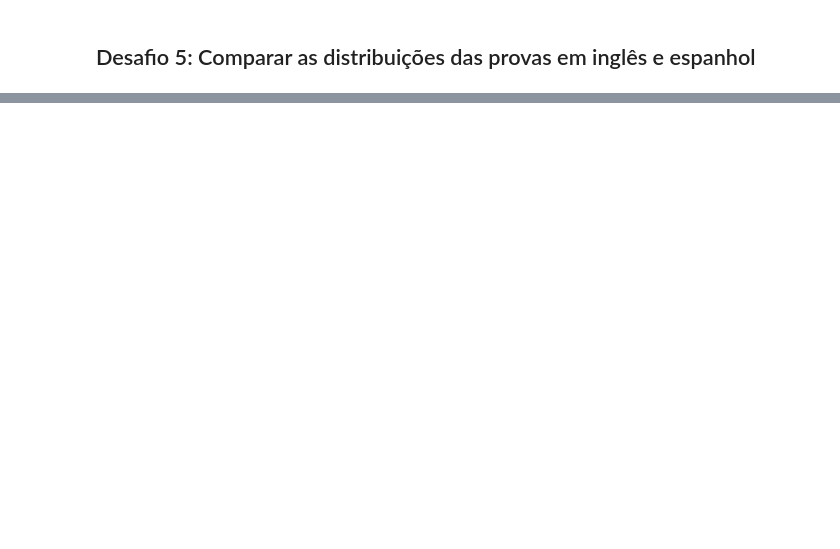
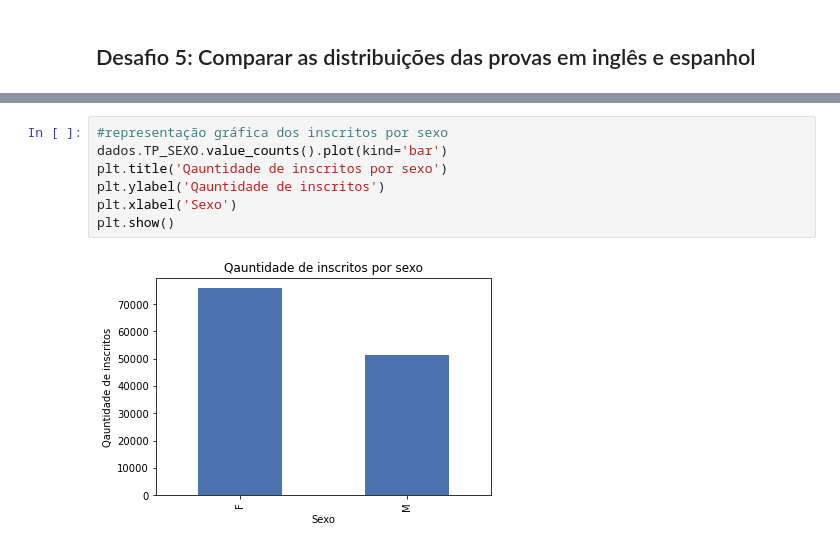
Before and after one commit to katiaOliveira23/Data-Science, a Jupyter notebook: Notebooks/imersao-dados-alura/desafios_aula_01.ipynb, the cells around one changed output, grey strips where cells are left out. Drawn from its saved outputs; the diff is of its cells as text; blank space fills up the shorter version.

```diff
--- a/Notebooks/imersao-dados-alura/desafios_aula_01.ipynb
+++ b/Notebooks/imersao-dados-alura/desafios_aula_01.ipynb
@@ -106,0 +152,9 @@ Text(0.5, 1.0, 'Espanhol')
+# %%
+#representação gráfica dos inscritos por sexo
+dados.TP_SEXO.value_counts().plot(kind='bar')
+plt.title('Qauntidade de inscritos por sexo')
+plt.ylabel('Qauntidade de inscritos')
+plt.xlabel('Sexo')
+plt.show()
+# %% [output]
+[figure, added]
```
Also changed, not shown: parts of 18 cells of this notebook.
